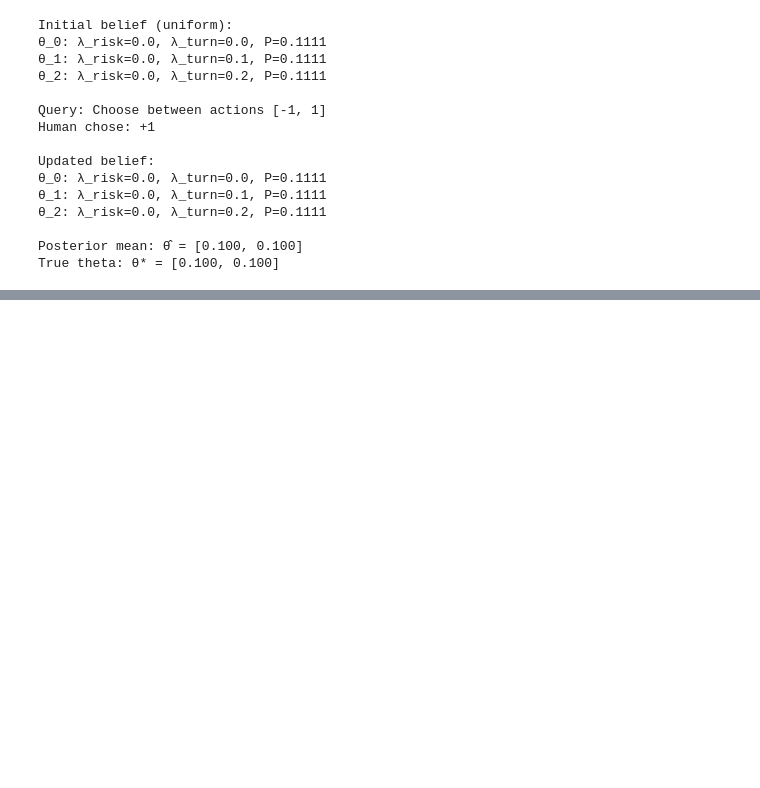
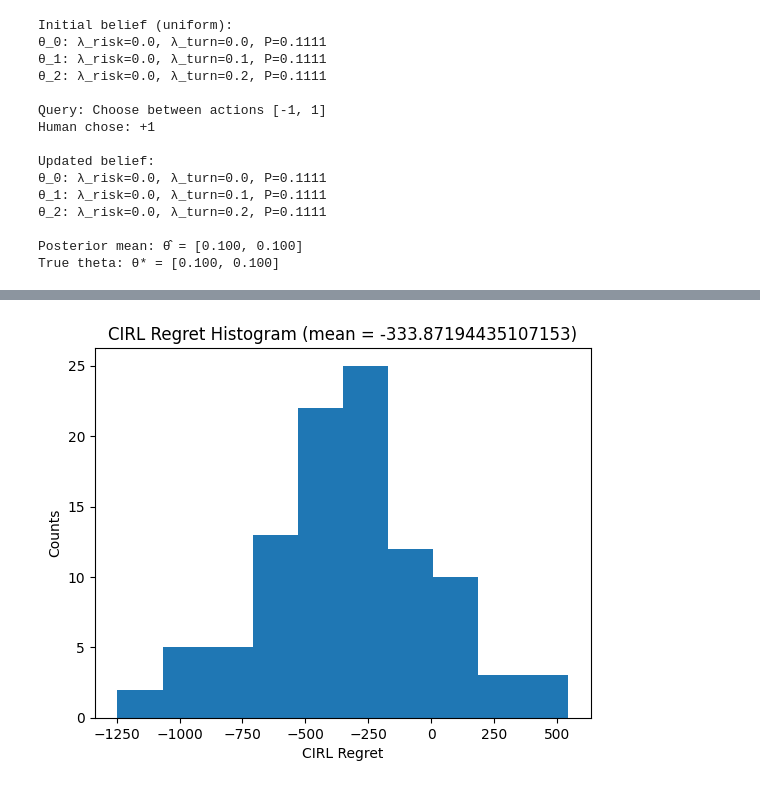
Before and after one commit to irawadee-t/cirl-agent, a Jupyter notebook: cirl_portfolio_agent.ipynb, the cells around one changed output, grey strips where cells are left out. Cells and saved outputs as stored; diff of their text form; code cells hidden in the pictures; blank space fills up the shorter version.

```diff
--- a/cirl_portfolio_agent.ipynb
+++ b/cirl_portfolio_agent.ipynb
@@ -539,0 +670,9 @@ We should run experiments to compare the CIRL agent against the baseline and the
+# %%
+cirl_counts, cirl_bins = np.histogram(cirl_regrets)
+plt.stairs(cirl_counts, cirl_bins, fill='True')
+plt.xlabel('CIRL Regret')
+plt.ylabel('Counts')
+plt.title(f'CIRL Regret Histogram (mean = {cirl_regret_mean})')
+plt.show()
+# %% [output]
+[figure, added]
```
Also changed, not shown: parts of 8 cells of this notebook, 2 other files.
